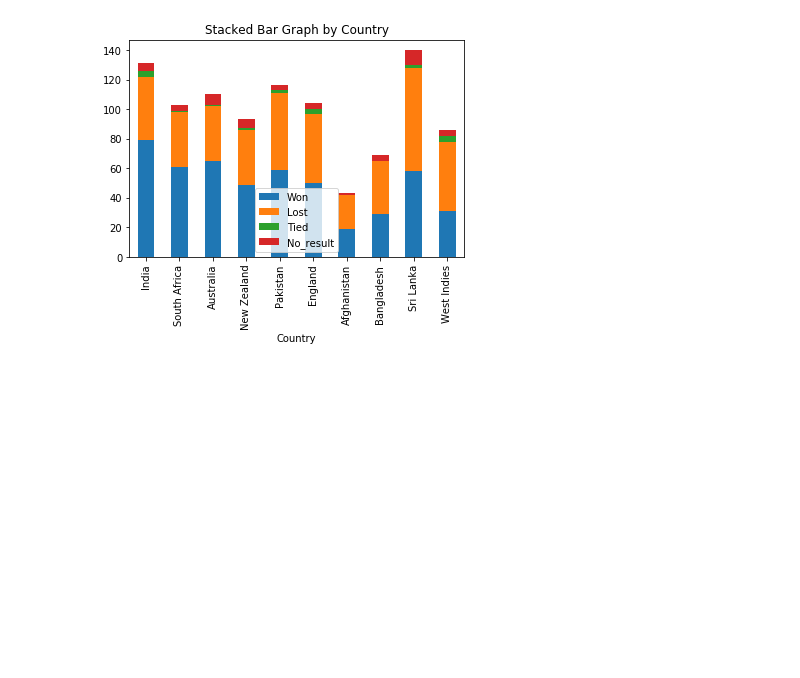
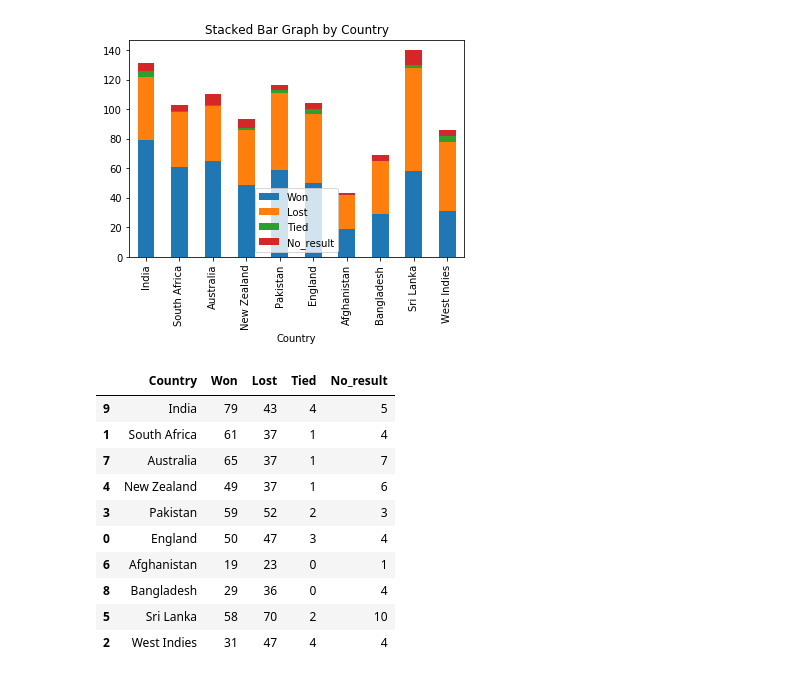
Before and after one commit to singhmanishh/WorldCup2019_Prediction, a Jupyter notebook: DataExploration.ipynb, the cells around one changed output. Saved outputs shown, nothing was run; the diff lists cells and outputs as text; code cells hidden in the pictures; blank space fills up the shorter version.

```diff
--- a/DataExploration.ipynb
+++ b/DataExploration.ipynb
@@ -208,4 +208,16 @@ plt.show()
 <Figure size 1080x576 with 0 Axes>
 [figure]
 # %%
-output_subse
+output_subset_1
+# %% [output]
+|  | Country | Won | Lost | Tied | No_result |
+| 9 | India | 79 | 43 | 4 | 5 |
+| 1 | South Africa | 61 | 37 | 1 | 4 |
+| 7 | Australia | 65 | 37 | 1 | 7 |
+| 4 | New Zealand | 49 | 37 | 1 | 6 |
+| 3 | Pakistan | 59 | 52 | 2 | 3 |
+| 0 | England | 50 | 47 | 3 | 4 |
+| 6 | Afghanistan | 19 | 23 | 0 | 1 |
+| 8 | Bangladesh | 29 | 36 | 0 | 4 |
+| 5 | Sri Lanka | 58 | 70 | 2 | 10 |
+| 2 | West Indies | 31 | 47 | 4 | 4 |
```
Also changed, not shown: parts of 2 cells of this notebook.
